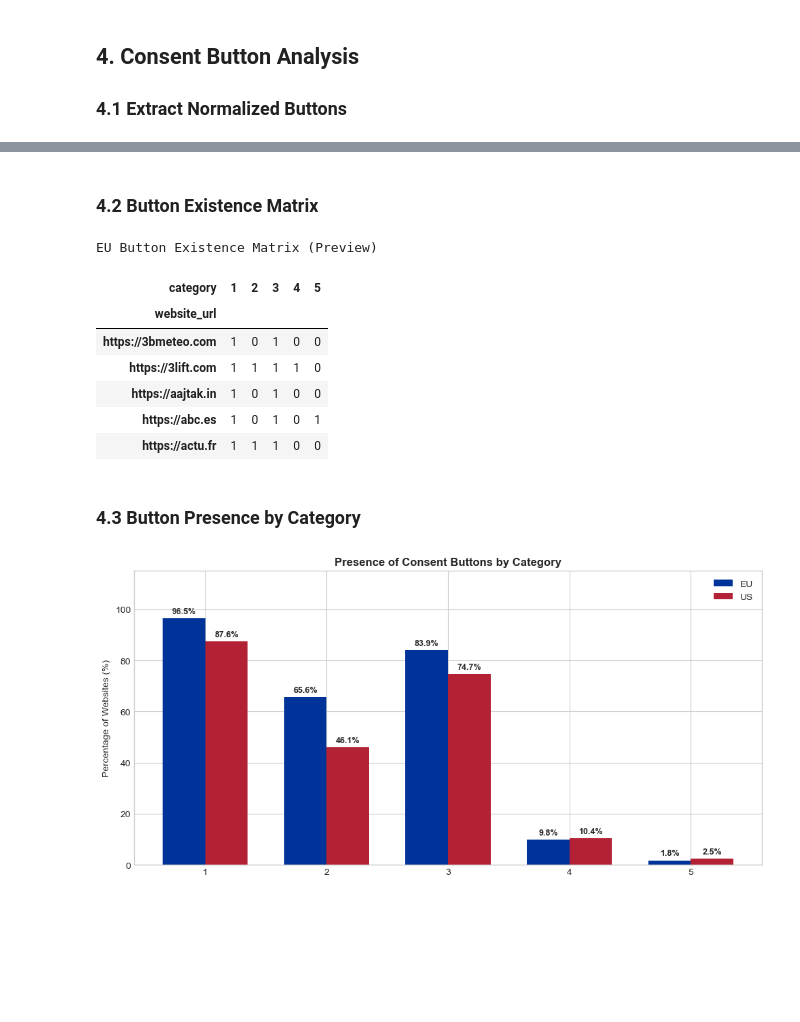
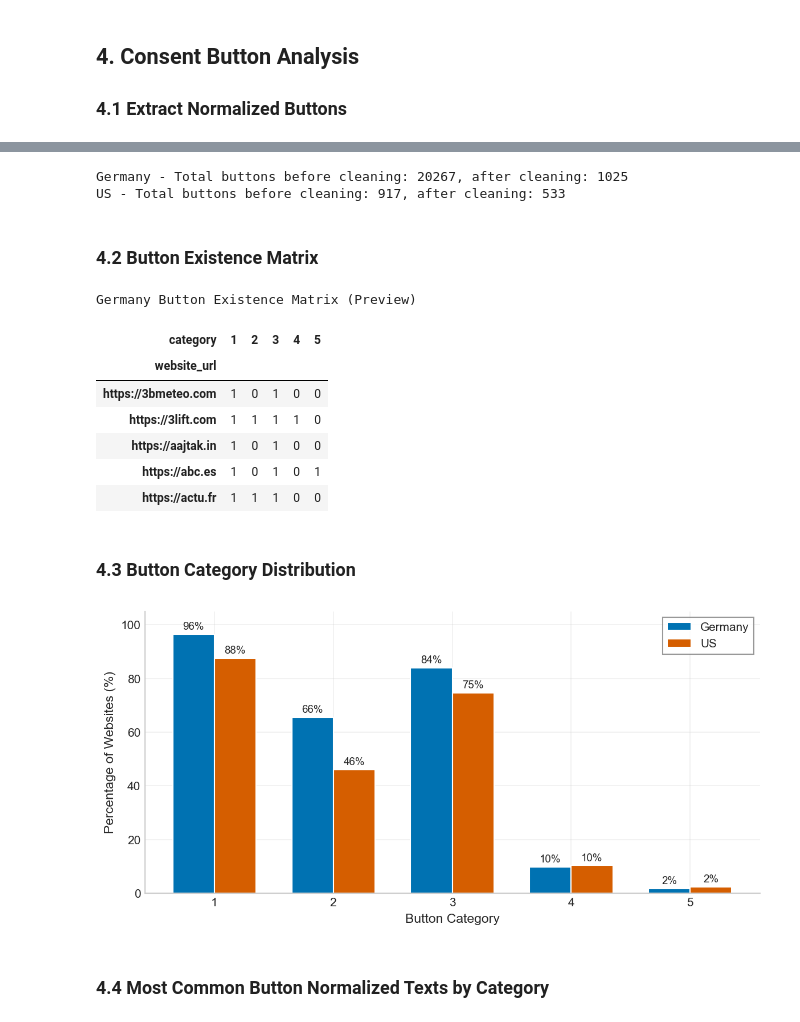
Before and after one commit to FlyinHedgehog/consent-observatory-tool-analysis, a Jupyter notebook: notebooks/results_analysis.ipynb, the cells around one changed output, grey strips where cells are left out. Saved outputs shown, nothing was run; the diff lists cells and outputs as text; code cells hidden in the pictures; blank space fills up the shorter version.

```diff
--- a/notebooks/results_analysis.ipynb
+++ b/notebooks/results_analysis.ipynb
@@ -468,6 +478,25 @@ df_eu_normalized_buttons.head()
 | 2 | https://instagram.com | ne | ne | <option value="ne">नेपाली</option> | 2 | 0 | 0 | rgb(28, 30, 33) | ... |
 | 3 | https://netflix.com | Learn more | learnmore→ | <button id="onetrust-pc-btn-handl... | 3 | 1 | 0 | rgb(51, 51, 51) | ... |
 | 4 | https://netflix.com | Reject | reject | <button id="onetrust-reject-all-h... | 2 | 0 | 0 | rgb(255, 255, 255) | ... |
+# %%
+# sort by website_url, then category, then vis_score (descending so the highest is first)
+df_eu_normalized_buttons = df_eu_normalized_buttons.sort_values(by=['website_url', 'category', 'vis_score'], ascending=[True, True, False])
+df_us_normalized_buttons = df_us_normalized_buttons.sort_values(by=['website_url', 'category', 'vis_score'], ascending=[True, True, False])
+
+# drop the duplicates, keeping the first (highest vis_score) row for each category on each URL
+df_eu_normalized_buttons_cleaned = df_eu_normalized_buttons.drop_duplicates(subset=['website_url', 'category'], keep='first')
+df_us_normalized_buttons_cleaned = df_us_normalized_buttons.drop_duplicates(subset=['website_url', 'category'], keep='first')
+
+# save the cleaned dataframes to new CSV files
+df_eu_normalized_buttons_cleaned.to_csv(Path(OUTPUT_DIR / 'eu_normalized_buttons_cleaned.csv'), index=False)
+df_us_normalized_buttons_cleaned.to_csv(Path(OUTPUT_DIR / 'us_normalized_buttons_cleaned.csv'), index=False)
+
+# compare how button count changed after cleaning
+print(f"Germany - Total buttons before cleaning: {len(df_eu_normalized_buttons)}, after cleaning: {len(df_eu_normalized_buttons_cleaned)}")
+print(f"US - Total buttons before cleaning: {len(df_us_normalized_buttons)}, after cleaning: {len(df_us_normalized_buttons_cleaned)}")
+# %% [output]
+Germany - Total buttons before cleaning: 20267, after cleaning: 1025
+US - Total buttons before cleaning: 917, after cleaning: 533
 # %% [markdown]
 ### 4.2 Button Existence Matrix
 # %%
@@ -481,13 +510,13 @@ def get_button_existence(df):
     return existence_df
 
 # Apply to your button dataframes (replace with your actual dataframe names if different)
-eu_button_exist = get_button_existence(df_eu_normalized_buttons)
-us_button_exist = get_button_existence(df_us_normalized_buttons)
+eu_button_exist = get_button_existence(df_eu_normalized_buttons_cleaned)
+us_button_exist = get_button_existence(df_us_normalized_buttons_cleaned)
 
-print("EU Button Existence Matrix (Preview)")
+print("Germany Button Existence Matrix (Preview)")
 display(eu_button_exist.head())
 # %% [output]
-EU Button Existence Matrix (Preview)
+Germany Button Existence Matrix (Preview)
 | category | 1 | 2 | 3 | 4 | 5 |
 | website_url |  |  |  |  |  |
 | https://3bmeteo.com | 1 | 0 | 1 | 0 | 0 |
@@ -496,45 +525,45 @@ EU Button Existence Matrix (Preview)
 | https://abc.es | 1 | 0 | 1 | 0 | 1 |
 | https://actu.fr | 1 | 1 | 1 | 0 | 0 |
 # %% [markdown]
-### 4.3 Button Presence by Category
+### 4.3 Button Category Distribution
 # %%
 # calculate percentage of websites that have each button
-eu_btn_pct = (eu_button_exist.mean() * 100).rename('EU')
+eu_btn_pct = (eu_button_exist.mean() * 100).rename('Germany')
 us_btn_pct = (us_button_exist.mean() * 100).rename('US')
 
 # combine into one table and fill missing categories with 0
 btn_comparison = pd.concat([eu_btn_pct, us_btn_pct], axis=1).fillna(0)
 
 # plot the comparison
 categories = btn_comparison.index
 x = np.arange(len(categories))
 width = 0.35
 
-fig, ax = plt.subplots()
+fig, ax = plt.subplots(figsize=(8, 4))
 
-# assign the bars to variables so we can loop through them
-bars_eu = ax.bar(x - width/2, btn_comparison['EU'], width, label='EU', color=COLORS['EU'])
-bars_us = ax.bar(x + width/2, btn_comparison['US'], width, label='US', color=COLORS['US'])
+bars_eu = ax.bar(x - width/2, btn_comparison['Germany'], width, label='Germany', color=COLORS['Germany'], edgecolor='white')
+bars_us = ax.bar(x + width/2, btn_comparison['US'], width, label='US', color=COLORS['US'], edgecolor='white')
 
 ax.set_ylabel('Percentage of Websites (%)')
-ax.set_title('Presence of Consent Buttons by Category', fontweight='bold')
+ax.set_xlabel('Button Category')
 ax.set_xticks(x)
 ax.set_xticklabels(categories)
-ax.set_ylim(0, 115) # Increased from 100 to 115 to leave room for the text labels!
-ax.legend()
+ax.set_ylim(0, 105)
+ax.legend(frameon=True, fancybox=False, edgecolor='gray')
 
-# add the percentage values on top of the bars
+# add percentage values on top
 for bars in [bars_eu, bars_us]:
     for bar in bars:
         height = bar.get_height()
-        ax.annotate(f'{height:.1f}%', # formats to 1 decimal place with a % sign
+        ax.annotate(f'{height:.0f}%',
                     xy=(bar.get_x() + bar.get_width() / 2, height),
-                    xytext=(0, 3),  # 3 points vertical offset
+                    xytext=(0, 2),
                     textcoords="offset points",
-                    ha='center', va='bottom',
-                    fontweight='bold', fontsize=9)
+                    ha='center', va='bottom', fontsize=9)
 
 plt.tight_layout()
 plt.show()
 # %% [output]
-[figure, old version]
+[figure, new version]
+# %% [markdown]
+### 4.4 Most Common Button Normalized Texts by Category
```
Also changed, not shown: parts of 31 cells of this notebook.
